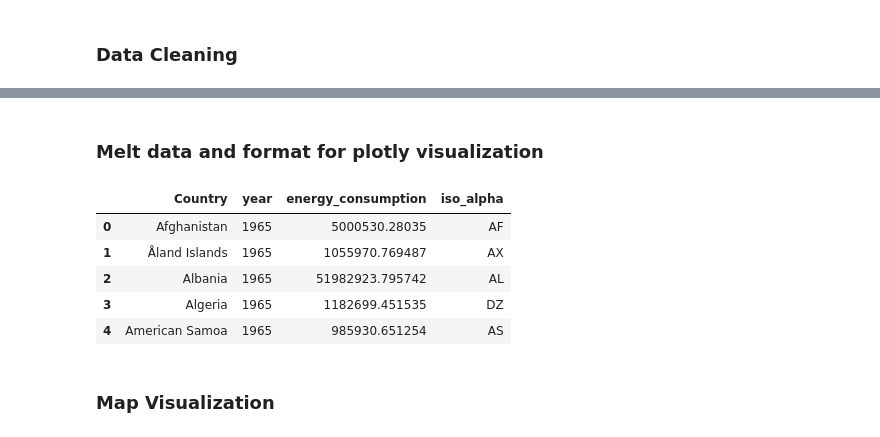
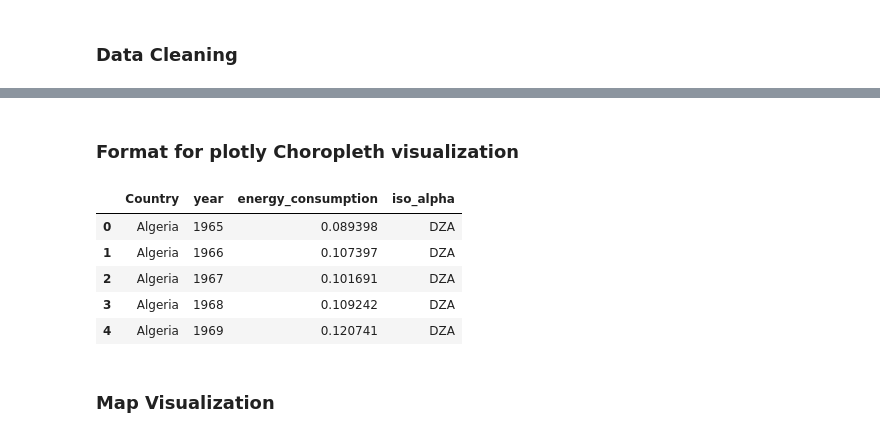
Before and after one commit to Yaq0ub/WorldEnergyData-Analysis, a Jupyter notebook: primaryEnergyConsumption.ipynb, the cells around one changed output, grey strips where cells are left out. Saved outputs shown, nothing was run; the diff lists cells and outputs as text; code cells hidden in the pictures.

Commit message:
Added plotly choropleth visualization over time

```diff
--- a/primaryEnergyConsumption.ipynb
+++ b/primaryEnergyConsumption.ipynb
@@ -36,18 +36,27 @@ df = df.dropna(axis=0, how='all')
 # Delete rows where the country name has 'Total' in it
 df = df[~df.iloc[:, 0].str.contains('Total')]
 
+# Delete rows where the country name has 'Other' in it
+df = df[~df.iloc[:, 0].str.contains('Other')]
+
 # Rename column to 'Country'
 df.rename(columns={df.columns[0]: 'Country'}, inplace=True)
 
 # Convert the years (column names) to integers starting from the second column
 df.columns = [df.columns[0]] + [int(col) for col in df.columns[1:]]
 
-# Print column names to check their format
-print(df.columns)
-
 # Convert data to numeric, ignoring errors
 df.iloc[:, 1:] = df.iloc[:, 1:].apply(pd.to_numeric, errors='coerce')
 
+# If the first column is named 'Country'
+df = df.sort_values(by='Country')
 
-df_melted.dtypes
+# Reset index
+df = df.reset_index(drop=True)
+
+# Set option to display all rows and columns
+pd.set_option('display.max_rows', None)
+pd.set_option('display.max_columns', None)
+
+df.head()
 # %% [output]
@@ -69,49 +104,42 @@ dtype: object
 # %% [markdown]
-### Melt data and format for plotly visualization
+### Format for plotly Choropleth visualization
 # %%
-
-
-df_melted = df.melt(id_vars=['Country'], var_name='year', value_name='energy_consumption')
-
 # Read country codes into a new df
 df_codes = pd.read_csv('WorldEnergyData/countries_codes_and_coordinates.csv')
 
-# Replace "North Macedonia" wtih "Macedonia, the former Yugoslav Republic of" in df_codes
-df_melted['Country'] = df_melted['Country'].replace('North Macedonia', 'Macedonia, the former Yugoslav Republic of')
-
-# Replace "China Hong Kong SAR" with "Hong Kong" in df_codes
-df_melted['Country'] = df_melted['Country'].replace('China Hong Kong SAR', 'Hong Kong')
-
-# Replace "US" with "United States" in df_codes
-df_melted['Country'] = df_codes['Country'].replace('US', 'United States')
-
 # Merge the DataFrame with the country codes
 # We're using 'left' merge to keep all records from your original data
-df_merged = pd.merge(df_melted, codes_df[['Country', 'Alpha-2 code']], on='Country', how='left')
-
-# Set the option to display all rows and columns (use with caution for very large DataFrames)
-pd.set_option('display.max_rows', None)
-pd.set_option('display.max_columns', None)
+df_merged = pd.merge(df_melted, df_codes[['Country', 'Alpha-3 code']], on='Country', how='left')
 
 # Delete rows where there are NaN values
 df_merged = df_merged.dropna()
 
 # rename Alpha-2 code column name
-df_merged = df_merged.rename(columns={'Alpha-2 code': 'iso_alpha'})
+df_merged = df_merged.rename(columns={'Alpha-3 code': 'iso_alpha'})
 
-# First, ensure that iso_alpha values are correctly formatted by removing quotes
+# Ensure that iso_alpha values are correctly formatted by removing quotes
 df_merged['iso_alpha'] = df_merged['iso_alpha'].str.replace('"', '')
 
 # Convert energy from exajoules to gigajoules
-df_merged['energy_consumption'] = df_merged['energy_consumption'] * 1000000
+#df_merged['energy_consumption'] = df_merged['energy_consumption'] * 1000000
+
+# Convert 'year' to string for the animation
+df_merged['year'] = df_merged['year'].astype('int64')
+
+# Convert 'energy_consumption' to numeric values
+df_merged['energy_consumption'] = pd.to_numeric(df_merged['energy_consumption'], errors='coerce')
+
+# Remove leading and trailing spaces from the iso_alpha column
+df_merged['iso_alpha'] = df_merged['iso_alpha'].str.strip()
+
 df_merged.head()
 # %% [output]
 |  | Country | year | energy_consumption | iso_alpha |
-| 0 | Afghanistan | 1965 | 5000530.28035 | AF |
-| 1 | Åland Islands | 1965 | 1055970.769487 | AX |
-| 2 | Albania | 1965 | 51982923.795742 | AL |
-| 3 | Algeria | 1965 | 1182699.451535 | DZ |
-| 4 | American Samoa | 1965 | 985930.651254 | AS |
+| 0 | Algeria | 1965 | 0.089398 | DZA |
+| 1 | Algeria | 1966 | 0.107397 | DZA |
+| 2 | Algeria | 1967 | 0.101691 | DZA |
+| 3 | Algeria | 1968 | 0.109242 | DZA |
+| 4 | Algeria | 1969 | 0.120741 | DZA |
 # %% [markdown]
 ### Map Visualization
 # %%
```
Also changed, not shown: parts of 4 cells of this notebook.
